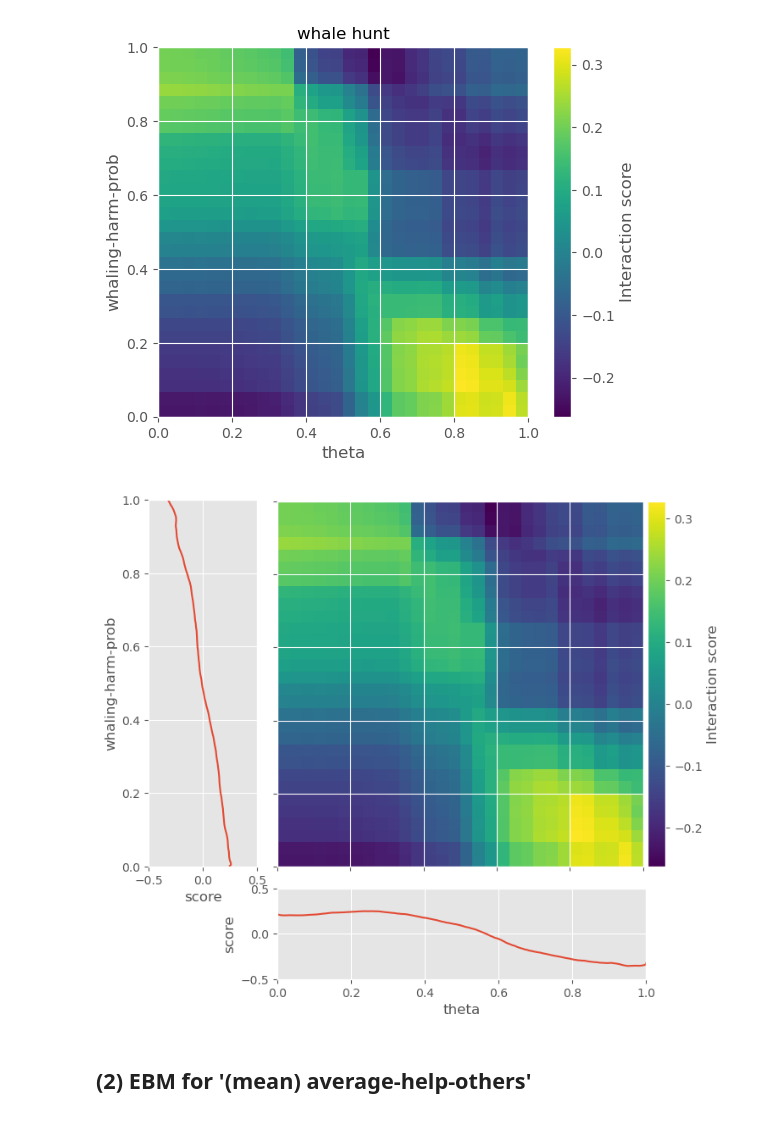
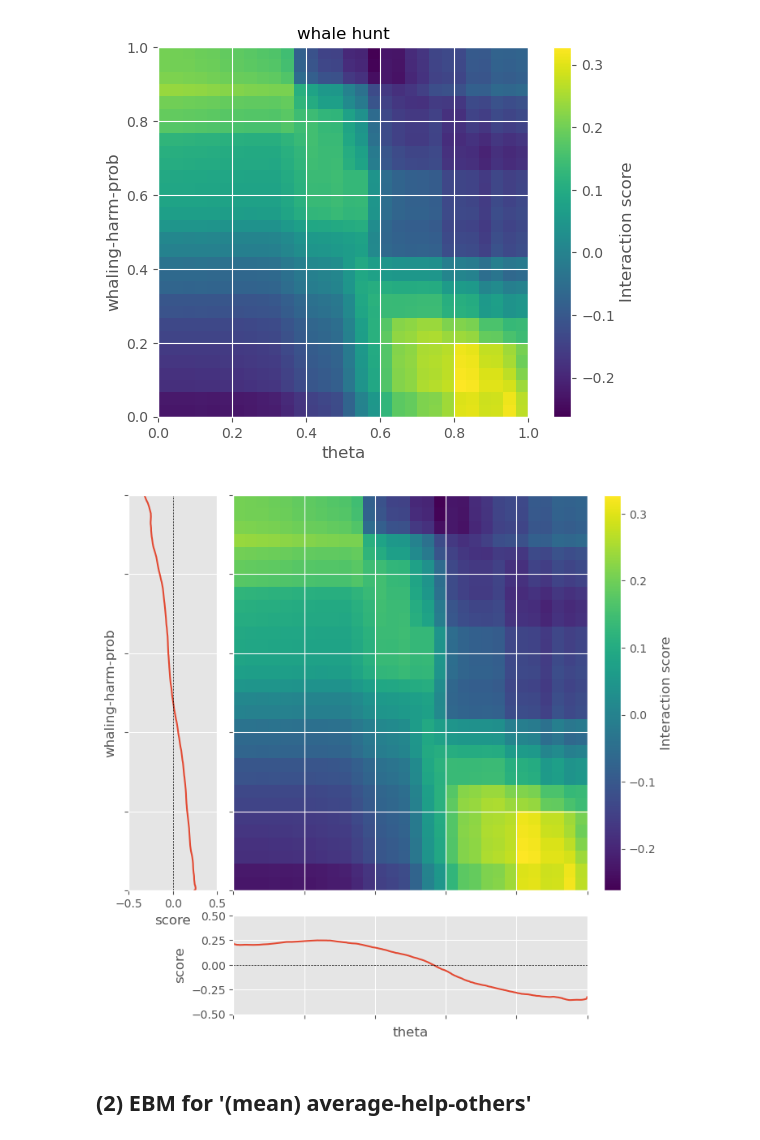
Before and after one commit to jismartin/kawesqarcoop, a Jupyter notebook: notebooks/lhs_analysis_interpretation.ipynb, the cells around one changed output. Saved outputs shown, nothing was run; the diff lists cells and outputs as text; code cells hidden in the pictures.

Commit message:
Update interaction plots

```diff
--- a/notebooks/lhs_analysis_interpretation.ipynb
+++ b/notebooks/lhs_analysis_interpretation.ipynb
@@ -282,63 +282,56 @@ with warnings.catch_warnings(record=True) as w:
 # %%
 import matplotlib.gridspec as gridspec
 from mpl_toolkits.axes_grid1 import make_axes_locatable
 
+# Data
 dt_interaction=ebm_global.data(6) # Interaction score
 dt_parameter_x=ebm_global.data(2) # theta
 dt_parameter_y=ebm_global.data(1) # whaling-harm-prob
 
+# Figure layout
 fig = plt.figure(figsize=(8, 8))
-gs0 = gridspec.GridSpec(4, 4, figure=fig)
+gs = fig.add_gridspec(2, 3,  width_ratios=(1, 4,0.5), height_ratios=(4, 1),
+                      left=0.1, right=0.9, bottom=0.1, top=0.9,
+                      wspace=0.1, hspace=0.1)
+ax_ploty = fig.add_subplot(gs[0, 0])
+ax_plotx = fig.add_subplot(gs[1, 1])
+ax_heatmap = fig.add_subplot(gs[0, 1], sharex=ax_plotx, sharey=ax_ploty)
+ax_colorbar = fig.add_subplot(gs[0, 2])
+ax_colorbar.axis('off')
 
 # Create a hetamap plot in the middle
-ax2 = fig.add_subplot(gs0[:-1, 1:])
-hmp = ax2.imshow(dt_interaction.get('scores'), cmap='viridis',origin='lower',extent=[0,1,0,1])
-divider = make_axes_locatable(ax2)
-cax = divider.append_axes("right", size="5%", pad=0.05)
-fig.colorbar(hmp, ax=ax2,cax=cax,label='Interaction score')
-ax2.set_xticklabels([])
-ax2.set_yticklabels([])
+hmp = ax_heatmap.imshow(dt_interaction.get('scores'), cmap='viridis',origin='lower',extent=[0,1,0,1],aspect='auto')
+divider = make_axes_locatable(ax_colorbar)
+cax = divider.append_axes("left", size="75%", pad=0.05)
+fig.colorbar(hmp, ax=ax_colorbar, cax=cax, label='Interaction score')
+ax_heatmap.set_xticklabels([])
+ax_heatmap.set_yticklabels([])
+box = ax_heatmap.get_position()
 
 # Create line plot above the contour plot: theta
-ax3 = fig.add_subplot(gs0[-1, 1:])
 x_vals = dt_parameter_x.get('names')[1:]
 y_vals = dt_parameter_x.get('scores')
-y_hi = dt_parameter_x.get('upper_bounds')
-y_lo = dt_parameter_x.get('lower_bounds')
-ax3.plot(x_vals, y_vals)
-#ax3.fill_between(x_vals, y_lo, y_hi, color='gray', alpha=0.5, label='upper-lower bounds')
-ax3.set(xlim=(0,1))
-ax3.set(ylim=(-0.5,0.5))
-#ax3.set_xticklabels([])
-#ax3.set_yticklabels([])
-ax3.set_xlabel('theta')
-ax3.set_ylabel('score')
-box = ax3.get_position()
-ax3.set_position([box.x0, box.y0+0.05, box.width*0.95, box.height*0.8])
+ax_plotx.plot(x_vals, y_vals)
+ax_plotx.set(xlim=(0,1))
+ax_plotx.set(ylim=(-0.5,0.5))
+ax_plotx.set_xlabel('theta')
+ax_plotx.set_ylabel('score')
+ax_plotx.axhline(0, color='black',linewidth=0.5, linestyle='--')
 
 # Create line plot to the left of the contour plot: whaling-harm-prob
-ax1 = fig.add_subplot(gs0[:-1, 0])
 x_vals = dt_parameter_y.get('names')[1:]
 y_vals = dt_parameter_y.get('scores')
-y_hi = dt_parameter_y.get('upper_bounds')
-y_lo = dt_parameter_y.get('lower_bounds')
+ax_ploty.plot(y_vals,x_vals)
+ax_ploty.set(ylim=(0,1))
+ax_ploty.set(xlim=(-0.5,0.5))
+ax_ploty.set_ylabel('whaling-harm-prob')
+ax_ploty.set_xlabel('score')
+ax_ploty.axvline(0, color='black',linewidth=0.5, linestyle='--')
 
-ax1.plot(y_vals,x_vals)
-#ax1.fill_between(x_vals, y_lo, y_hi, color='gray', alpha=0.5, label='upper-lower bounds')
-ax1.set(ylim=(0,1))
-ax1.set(xlim=(-0.5,0.5))
-#ax1.set_xticklabels([])
-#ax1.set_yticklabels([])
-ax1.set_ylabel('whaling-harm-prob')
-ax1.set_xlabel('score')
-box = ax1.get_position()
-ax1.set_position([box.x0*1.1, box.y0*1.05, box.width*0.95, box.height*0.95])
-
-#fig.subplots_adjust(wspace=0.5, hspace=0.5)
 plt.savefig('../figures/ebm_interaction_whale_hunt_theta_whaling_harm_prob_2.svg',format='svg',bbox_inches='tight')
 plt.show()
 # %% [output]
-[figure, old version]
+[figure, new version]
 # %% [markdown]
 ## (2) EBM for '(mean) average-help-others'
 # %%
```
Also changed, not shown: parts of 3 cells of this notebook, 2 other files.
